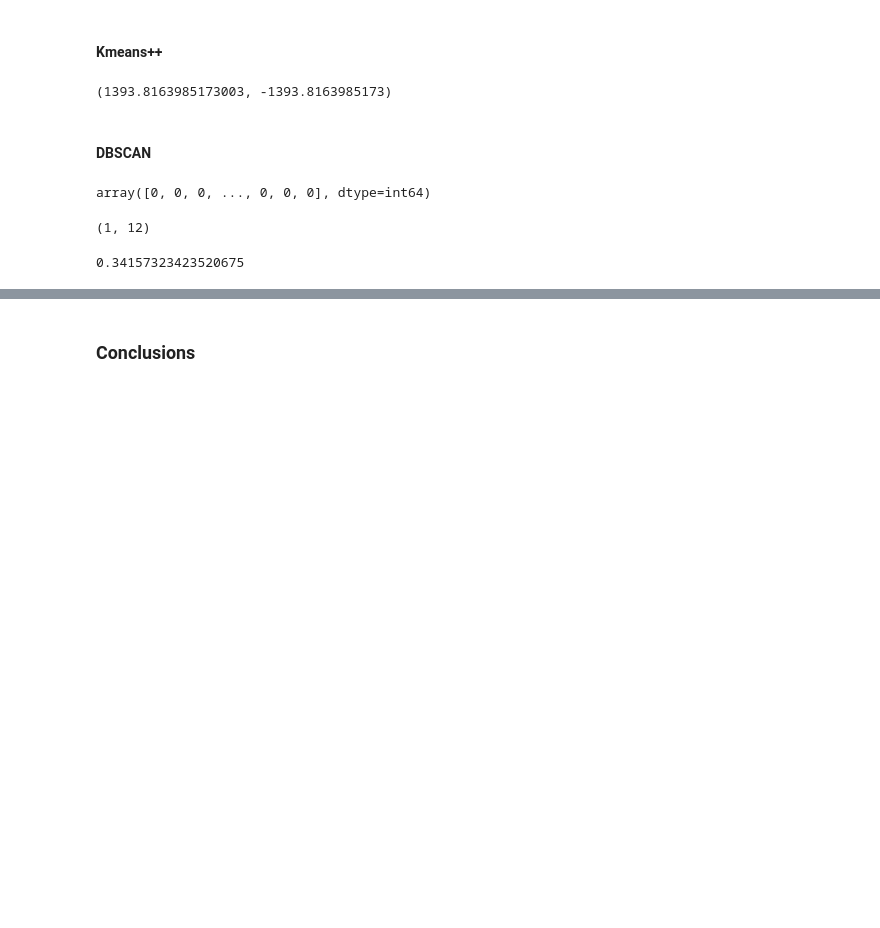
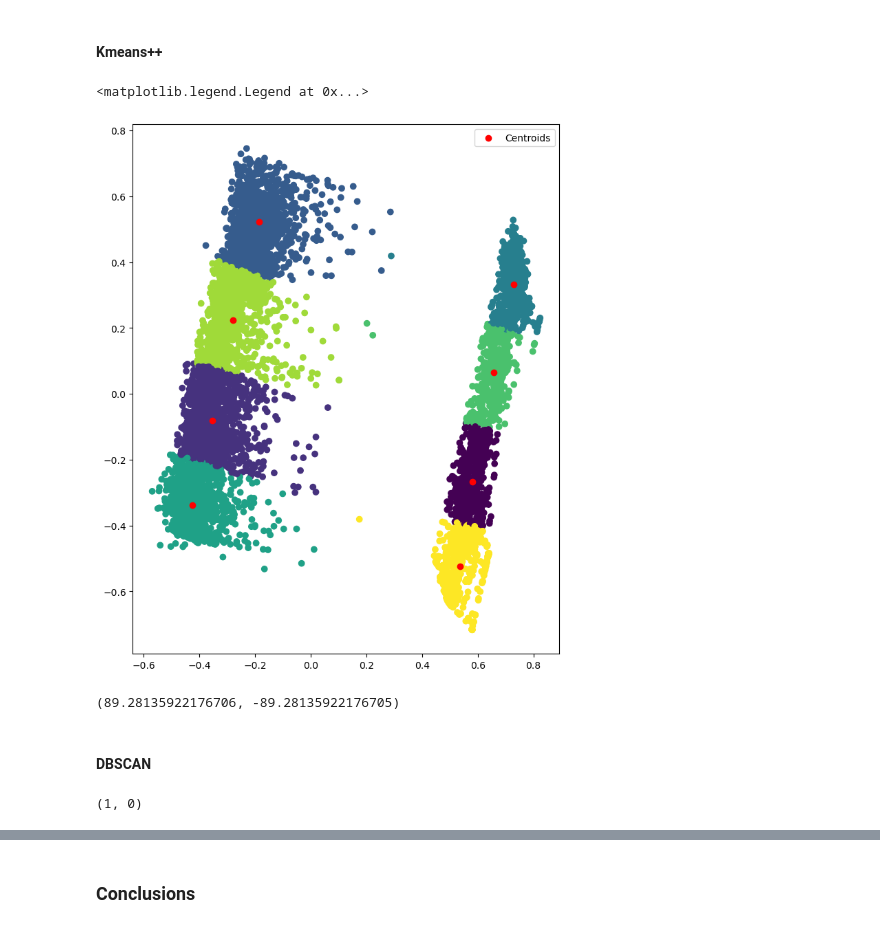
Before and after one commit to RafaelTakata0105/Data-analytics, a Jupyter notebook: notebooks/9_Clustering.ipynb, the cells around one changed output, grey strips where cells are left out. Saved outputs shown, nothing was run; the diff lists cells and outputs as text; code cells hidden in the pictures; blank space fills up the shorter version.

```diff
--- a/notebooks/9_Clustering.ipynb
+++ b/notebooks/9_Clustering.ipynb
@@ -281,10 +291,20 @@ kmR.inertia_, kmR.score(df)
 # %% [markdown]
 #### Kmeans++
 # %%
-kmplus = KMeans(init = 'k-means++').fit(df)
+kmplus = KMeans(init = 'k-means++').fit(X_train)
+labelsplus = kmplus.predict(X_train)
+centroidsplus = kmplus.cluster_centers_
+# %%
+plt.figure(figsize= (8, 10))
+plt.scatter(x = X_train[:, 0], y = X_train[:, 1], c = labelsplus)
+plt.scatter(centroidsplus[:, 0], centroidsplus[:, 1],  c='red', label='Centroids')
+plt.legend()
+# %% [output]
+<matplotlib.legend.Legend at 0x...>
+[figure, added]
 # %%
-kmplus.inertia_, kmplus.score(df)
+kmplus.inertia_, kmplus.score(X_train)
 # %% [output]
-(1393.8163985173003, -1393.8163985173)
+(89.28135922176706, -89.28135922176705)
 # %% [markdown]
 #### DBSCAN
@@ -293,4 +314,3 @@ db = DBSCAN().fit(df)
 # %%
-dbclusters = db.fit_predict(df)
+dbclusters = db.fit_predict(X_train)
+dblabels = db.labels_
-# %% [output]
-array([0, 0, 0, ..., 0, 0, 0], dtype=int64)
@@ -299,12 +317,6 @@ dblabels = db.labels_
 # %%
 n_clusters_ = len(set(dblabels)) - (1 if -1 in dblabels else 0)
 n_noise_ = list(dblabels).count(-1)
+n_clusters_, n_noise_
+# %% [output]
+(1, 0)
-# %%
-n_clusters_, n_noise_
-# %% [output]
-(1, 12)
-# %%
-db_score = silhouette_score(df, dbclusters)
-db_score
-# %% [output]
-0.34157323423520675
```
Also changed, not shown: parts of 22 cells of this notebook, 1 other file.
